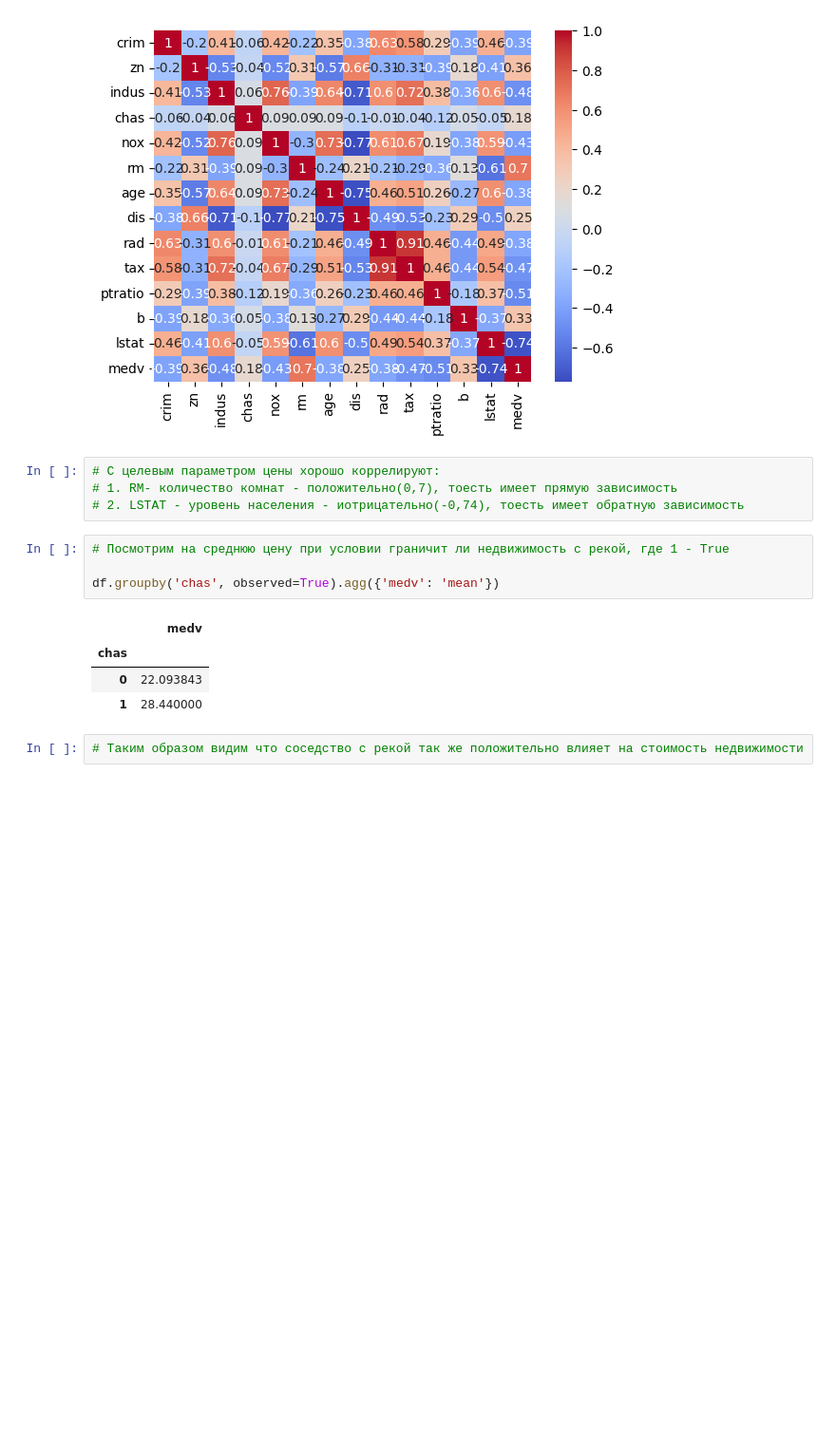
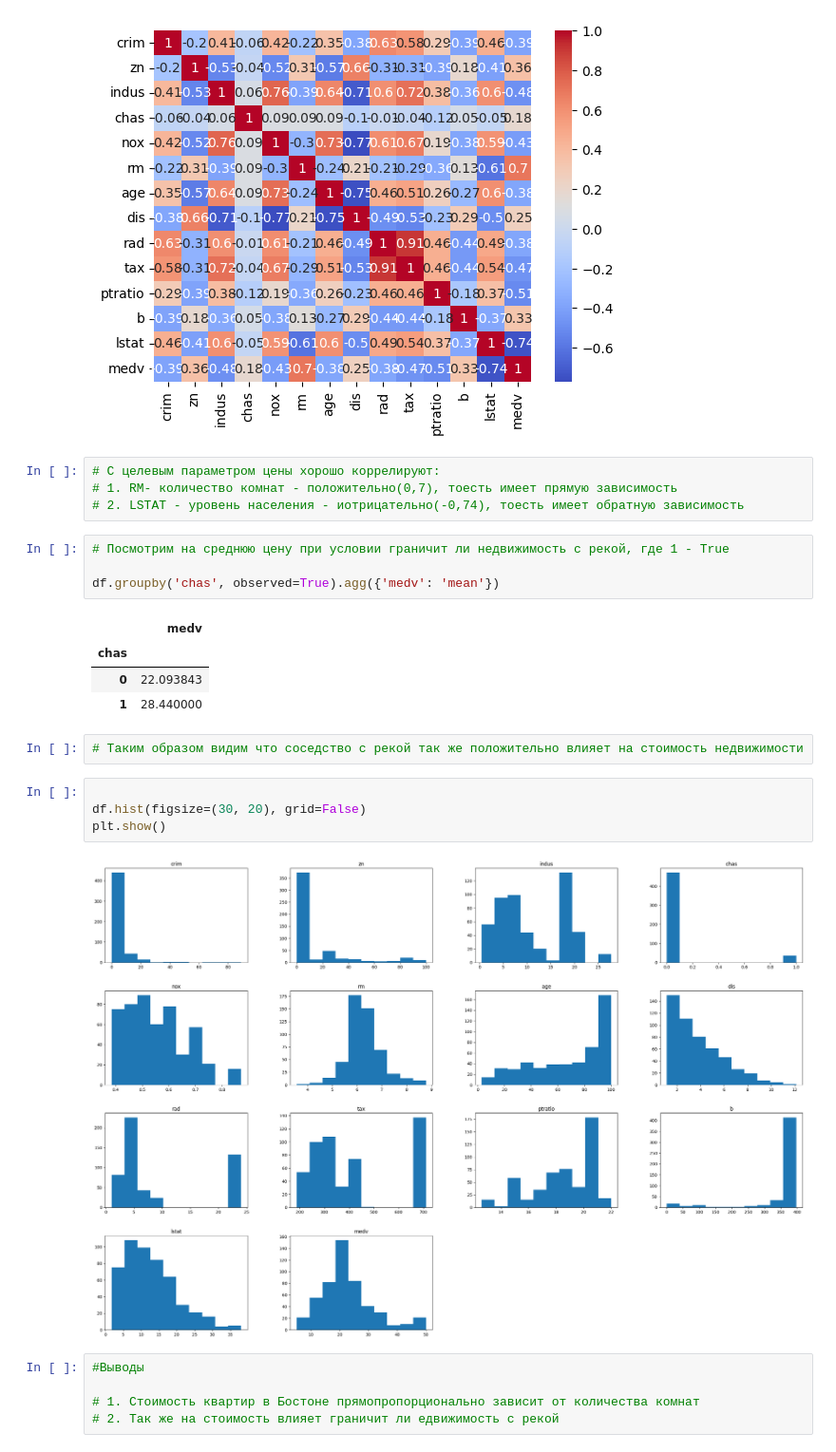
Before and after one commit to slayer-joe/TMSds, a Jupyter notebook: les09/HW09.ipynb, the cells around one changed output. Shown: that part at 95% size. Drawn from its saved outputs; the diff is of its cells as text; blank space fills up the shorter version.

```diff
--- a/les09/HW09.ipynb
+++ b/les09/HW09.ipynb
@@ -108,3 +109,14 @@ df.groupby('chas', observed=True).agg({'medv': 'mean'})
 | 1 | 28.440000 |
 # %%
 # Таким образом видим что соседство с рекой так же положительно влияет на стоимость недвижимости
+# %%
+
+df.hist(figsize=(30, 20), grid=False)
+plt.show()
+# %% [output]
+[figure, added]
+# %%
+#Выводы
+
+# 1. Стоимость квартир в Бостоне прямопропорционально зависит от количества комнат
+# 2. Так же на стоимость влияет граничит ли едвижимость с рекой
```
Also changed, not shown: parts of 1 cell of this notebook.
